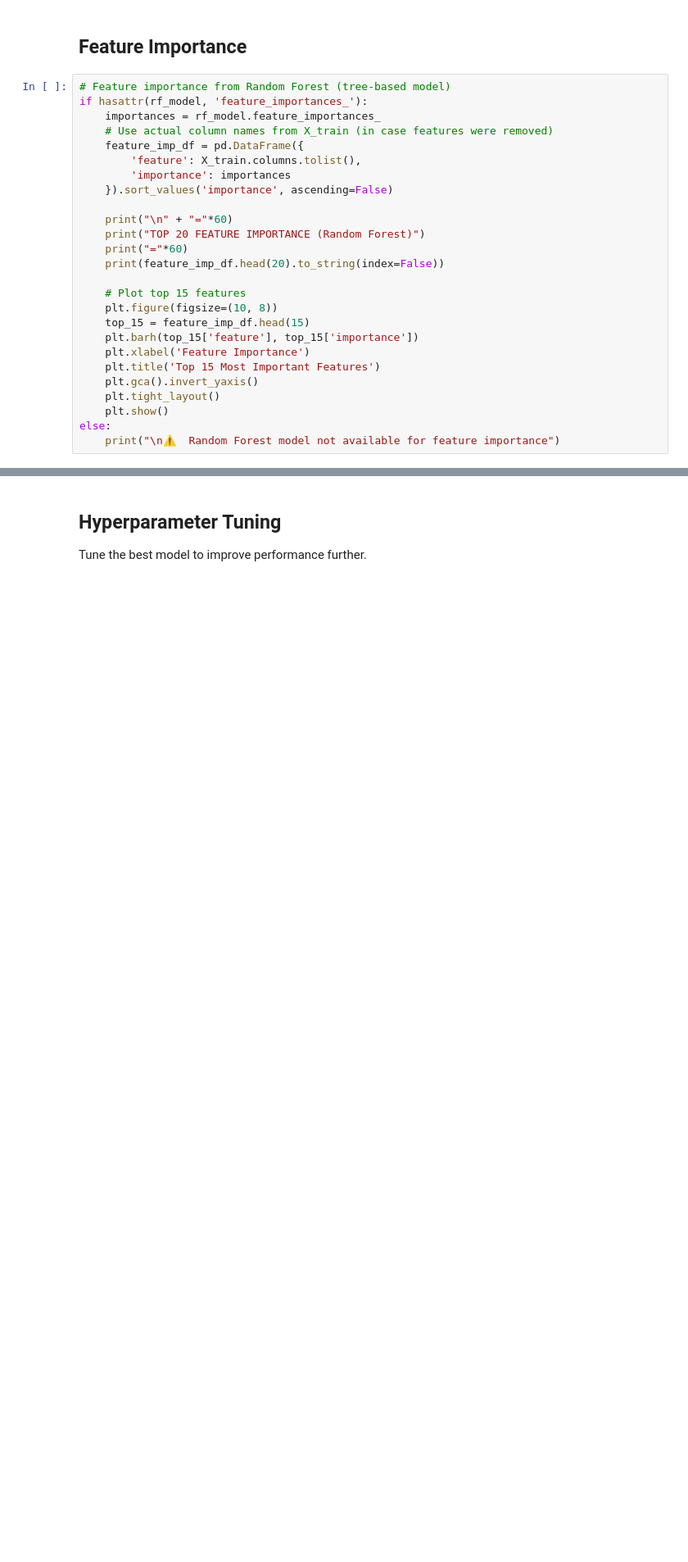
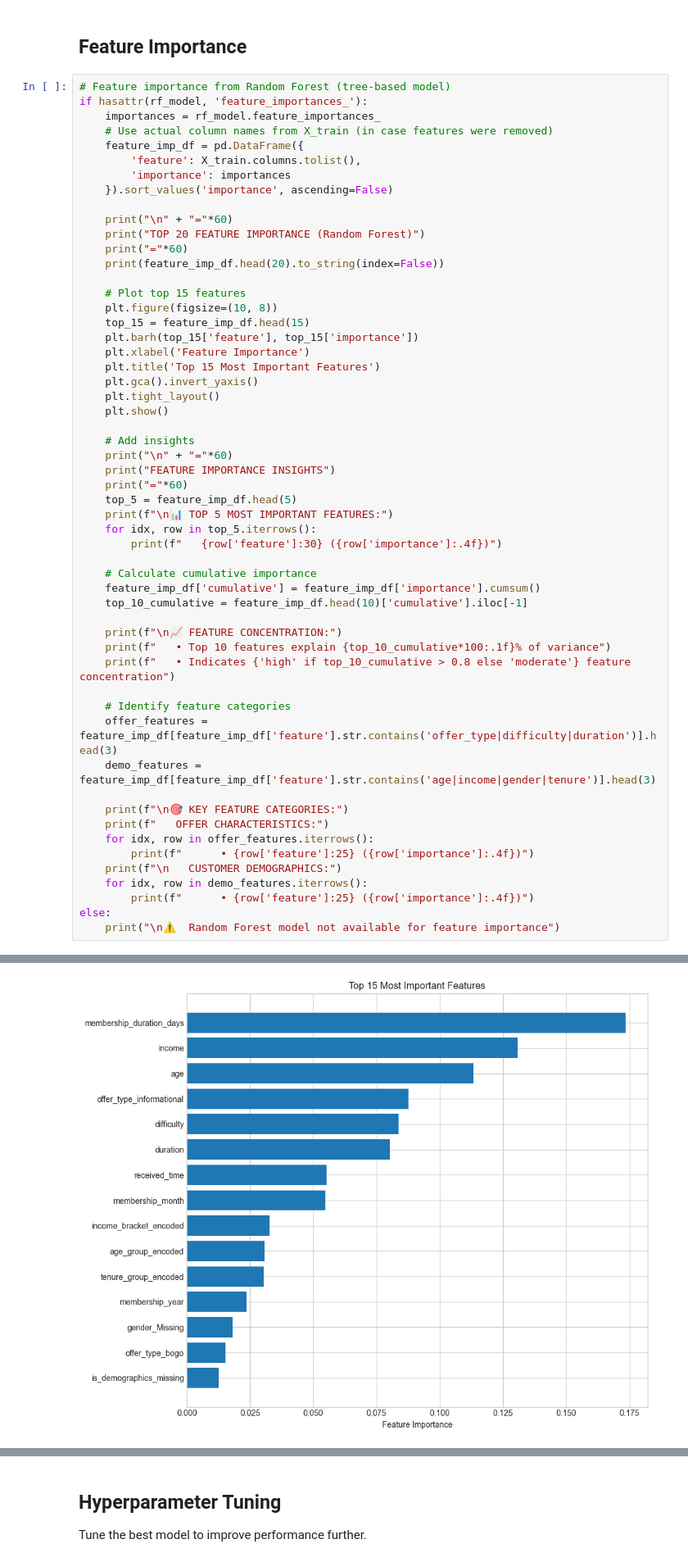
Before and after one commit to techmum21p/Brewlytics_Chat, a Jupyter notebook: Notebooks/03_Modeling.ipynb, the cells around one changed output, grey strips where cells are left out. Shown at 82% size. Saved outputs shown, nothing was run; the diff lists cells and outputs as text; blank space fills up the shorter version.

```diff
--- a/Notebooks/03_Modeling.ipynb
+++ b/Notebooks/03_Modeling.ipynb
@@ -503,5 +640,35 @@ if hasattr(rf_model, 'feature_importances_'):
     plt.gca().invert_yaxis()
     plt.tight_layout()
     plt.show()
+
+    # Add insights
+    print("\n" + "="*60)
+    print("FEATURE IMPORTANCE INSIGHTS")
+    print("="*60)
+    top_5 = feature_imp_df.head(5)
+    print(f"\n📊 TOP 5 MOST IMPORTANT FEATURES:")
+    for idx, row in top_5.iterrows():
+        print(f"   {row['feature']:30} ({row['importance']:.4f})")
+
+    # Calculate cumulative importance
+    feature_imp_df['cumulative'] = feature_imp_df['importance'].cumsum()
+    top_10_cumulative = feature_imp_df.head(10)['cumulative'].iloc[-1]
+
+    print(f"\n📈 FEATURE CONCENTRATION:")
+    print(f"   • Top 10 features explain {top_10_cumulative*100:.1f}% of variance")
+    print(f"   • Indicates {'high' if top_10_cumulative > 0.8 else 'moderate'} feature concentration")
+
+    # Identify feature categories
+    offer_features = feature_imp_df[feature_imp_df['feature'].str.contains('offer_type|difficulty|duration')].head(3)
+    demo_features = feature_imp_df[feature_imp_df['feature'].str.contains('age|income|gender|tenure')].head(3)
+
+    print(f"\n🎯 KEY FEATURE CATEGORIES:")
+    print(f"   OFFER CHARACTERISTICS:")
+    for idx, row in offer_features.iterrows():
+        print(f"      • {row['feature']:25} ({row['importance']:.4f})")
+    print(f"\n   CUSTOMER DEMOGRAPHICS:")
+    for idx, row in demo_features.iterrows():
+        print(f"      • {row['feature']:25} ({row['importance']:.4f})")
 else:
     print("\n⚠️  Random Forest model not available for feature importance")
+# %% [output]
@@ -507,0 +692 @@ else:
+[figure, added]
```
Also changed, not shown: parts of 26 cells of this notebook, 3 other files.
